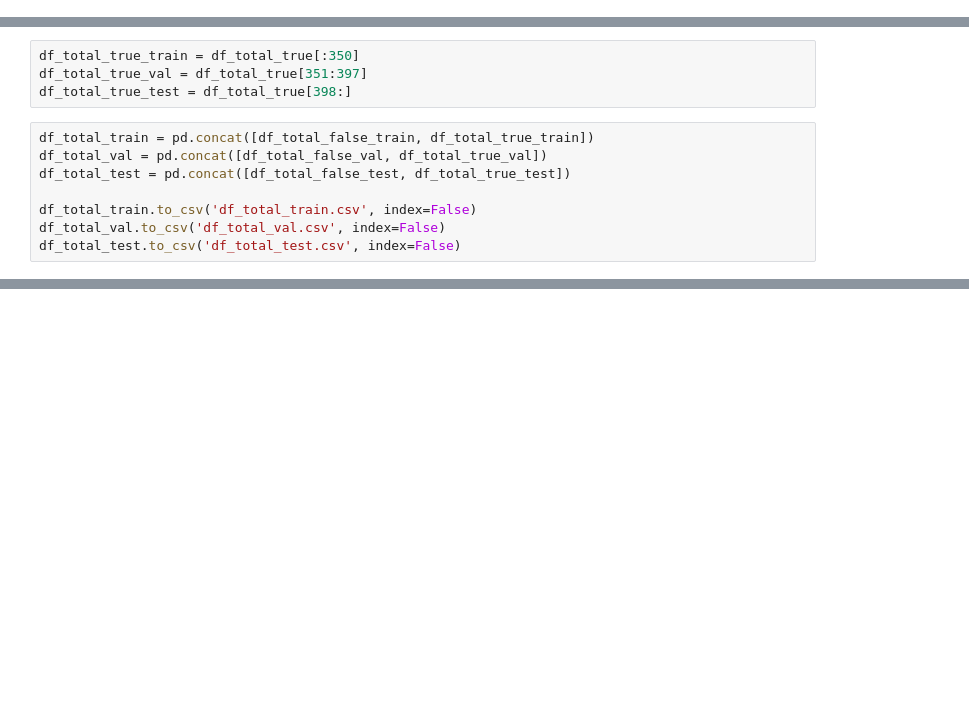
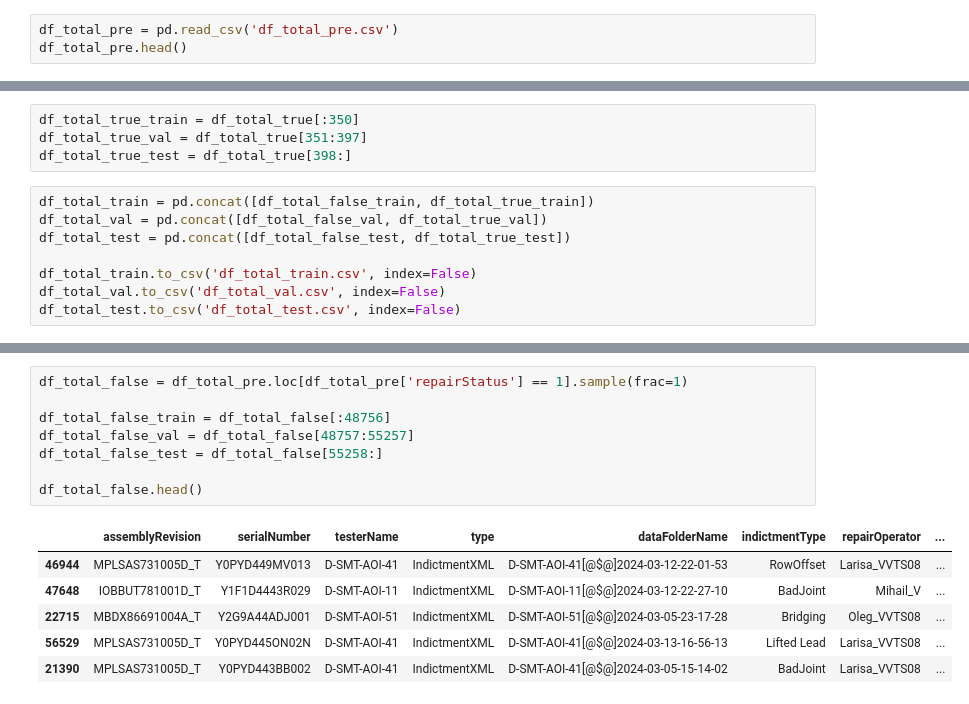
Before and after one commit to ITeaCoffeeSky/ML-services_PCBA, a Jupyter notebook: model/eda/eda.ipynb, the cells around one changed output, grey strips where cells are left out. Drawn from its saved outputs; the diff is of its cells as text; blank space fills up the shorter version.

```diff
--- a/model/eda/eda.ipynb
+++ b/model/eda/eda.ipynb
@@ -221,0 +224,3 @@ df_total_pre.to_csv('df_total_pre.csv', index=False)
+# %%
+df_total_pre = pd.read_csv('df_total_pre.csv')
+df_total_pre.head()
@@ -281,0 +348,15 @@ df_total_test.to_csv('df_total_test.csv', index=False)
+# %%
+df_total_false = df_total_pre.loc[df_total_pre['repairStatus'] == 1].sample(frac=1)
+
+df_total_false_train = df_total_false[:48756]
+df_total_false_val = df_total_false[48757:55257]
+df_total_false_test = df_total_false[55258:]
+
+df_total_false.head()
+# %% [output]
+|  | assemblyRevision | serialNumber | testerName | type | dataFolderName | indictmentType | repairOperator | ... |
+| 46944 | MPLSAS731005D_T | Y0PYD449MV013 | D-SMT-AOI-41 | IndictmentXML | D-SMT-AOI-41[@$@]2024-03-12-22-01-53 | RowOffset | Larisa_VVTS08 | ... |
+| 47648 | IOBBUT781001D_T | Y1F1D4443R029 | D-SMT-AOI-11 | IndictmentXML | D-SMT-AOI-11[@$@]2024-03-12-22-27-10 | BadJoint | Mihail_V | ... |
+| 22715 | MBDX86691004A_T | Y2G9A44ADJ001 | D-SMT-AOI-51 | IndictmentXML | D-SMT-AOI-51[@$@]2024-03-05-23-17-28 | Bridging | Oleg_VVTS08 | ... |
+| 56529 | MPLSAS731005D_T | Y0PYD445ON02N | D-SMT-AOI-41 | IndictmentXML | D-SMT-AOI-41[@$@]2024-03-13-16-56-13 | Lifted Lead | Larisa_VVTS08 | ... |
+| 21390 | MPLSAS731005D_T | Y0PYD443BB002 | D-SMT-AOI-41 | IndictmentXML | D-SMT-AOI-41[@$@]2024-03-05-15-14-02 | BadJoint | Larisa_VVTS08 | ... |
```
Also changed, not shown: parts of 10 cells of this notebook, 7 other files.
